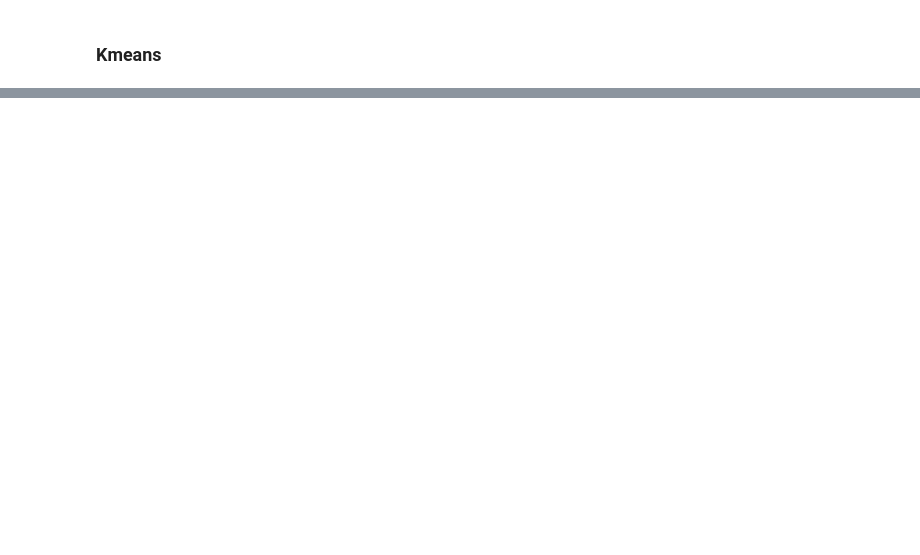
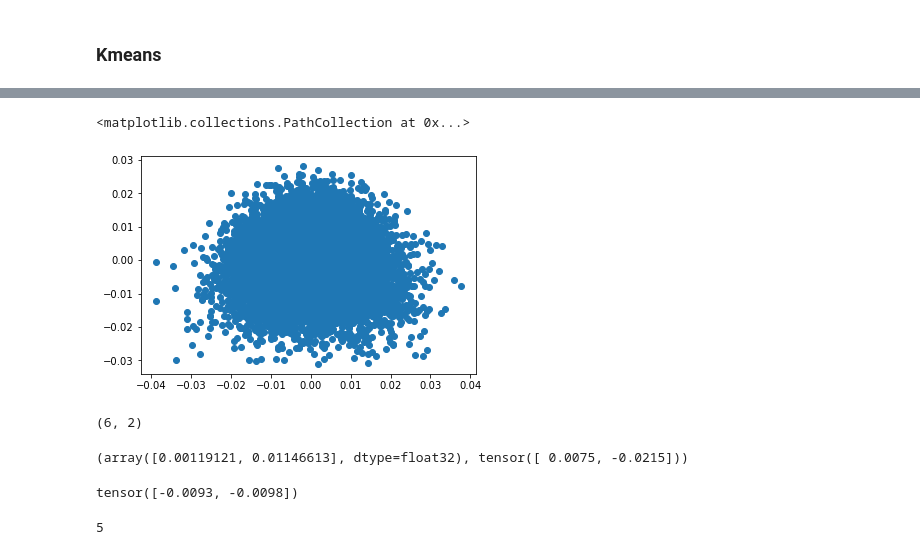
Before and after one commit to NCAR/ml-sm-dk-hf, a Jupyter notebook: notebooks/dev/pca_and_kmeans_uatm.ipynb, the cells around one changed output, grey strips where cells are left out. Saved outputs shown, nothing was run; the diff lists cells and outputs as text; code cells hidden in the pictures; blank space fills up the shorter version.

Commit message:
1st attempt at PCA plot in 2D

```diff
--- a/notebooks/dev/pca_and_kmeans_uatm.ipynb
+++ b/notebooks/dev/pca_and_kmeans_uatm.ipynb
@@ -249,0 +254,3 @@ scipy.cluster.vq.kmeans(U, 6)
+# %%
+# PCA: reduce to 2 dimensions
+reduced_data, trash, trash = torch.pca_lowrank(U, 2)
@@ -249,0 +267,5 @@ scipy.cluster.vq.kmeans(U, 6)
+# %%
+plt.scatter(reduced_data[:,0], reduced_data[:,1])
+# %% [output]
+<matplotlib.collections.PathCollection at 0x...>
+[figure, added]
@@ -249,0 +274,8 @@ scipy.cluster.vq.kmeans(U, 6)
+# %%
+centroids.shape
+# %% [output]
+(6, 2)
+# %%
+centroids[1], reduced_data[0]
+# %% [output]
+(array([0.00119121, 0.01146613], dtype=float32), tensor([ 0.0075, -0.0215]))
@@ -249,0 +296,4 @@ scipy.cluster.vq.kmeans(U, 6)
+# %%
+torch.tensor([-0.0093348 , -0.00981239])
+# %% [output]
+tensor([-0.0093, -0.0098])
@@ -249,0 +303,4 @@ scipy.cluster.vq.kmeans(U, 6)
+# %%
+predict_label(centroids, xxyy[0])
+# %% [output]
+5
```
Also changed, not shown: parts of 22 cells of this notebook.
